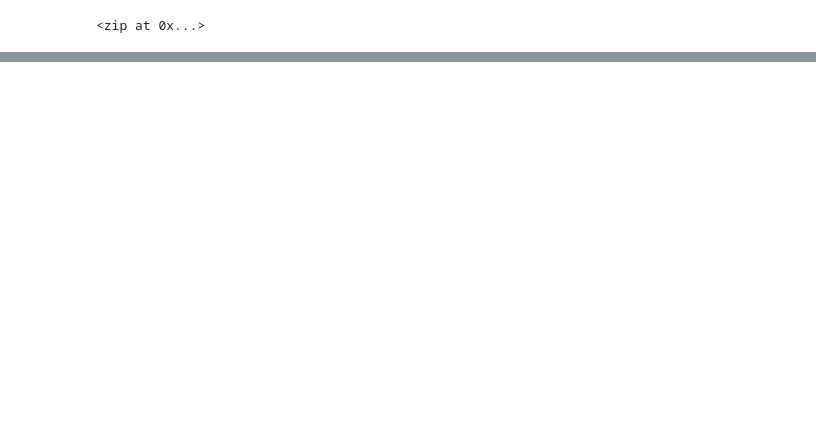
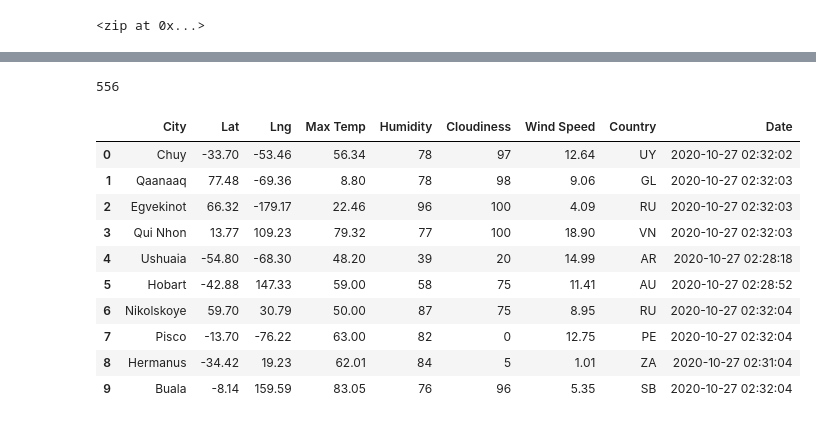
Before and after one commit to meghanministri/World_Weather_Analysis, a Jupyter notebook: WeatherPy.ipynb, the cells around one changed output, grey strips where cells are left out. Drawn from its saved outputs; the diff is of its cells as text; code cells hidden in the pictures; blank space fills up the shorter version.

```diff
--- a/WeatherPy.ipynb
+++ b/WeatherPy.ipynb
@@ -52,0 +146,20 @@ len(cities)
+# %%
+len(city_data)
+# %% [output]
+556
+# %%
+# Convert the array of dictionaries to a Pandas DataFrame.
+city_data_df = pd.DataFrame(city_data)
+city_data_df.head(10)
+# %% [output]
+|  | City | Lat | Lng | Max Temp | Humidity | Cloudiness | Wind Speed | Country | Date |
+| 0 | Chuy | -33.70 | -53.46 | 56.34 | 78 | 97 | 12.64 | UY | 2020-10-27 02:32:02 |
+| 1 | Qaanaaq | 77.48 | -69.36 | 8.80 | 78 | 98 | 9.06 | GL | 2020-10-27 02:32:03 |
+| 2 | Egvekinot | 66.32 | -179.17 | 22.46 | 96 | 100 | 4.09 | RU | 2020-10-27 02:32:03 |
+| 3 | Qui Nhon | 13.77 | 109.23 | 79.32 | 77 | 100 | 18.90 | VN | 2020-10-27 02:32:03 |
+| 4 | Ushuaia | -54.80 | -68.30 | 48.20 | 39 | 20 | 14.99 | AR | 2020-10-27 02:28:18 |
+| 5 | Hobart | -42.88 | 147.33 | 59.00 | 58 | 75 | 11.41 | AU | 2020-10-27 02:28:52 |
+| 6 | Nikolskoye | 59.70 | 30.79 | 50.00 | 87 | 75 | 8.95 | RU | 2020-10-27 02:32:04 |
+| 7 | Pisco | -13.70 | -76.22 | 63.00 | 82 | 0 | 12.75 | PE | 2020-10-27 02:32:04 |
+| 8 | Hermanus | -34.42 | 19.23 | 62.01 | 84 | 5 | 1.01 | ZA | 2020-10-27 02:31:04 |
+| 9 | Buala | -8.14 | 159.59 | 83.05 | 76 | 96 | 5.35 | SB | 2020-10-27 02:32:04 |
```
Also changed, not shown: parts of 8 cells of this notebook, 3 other files.
